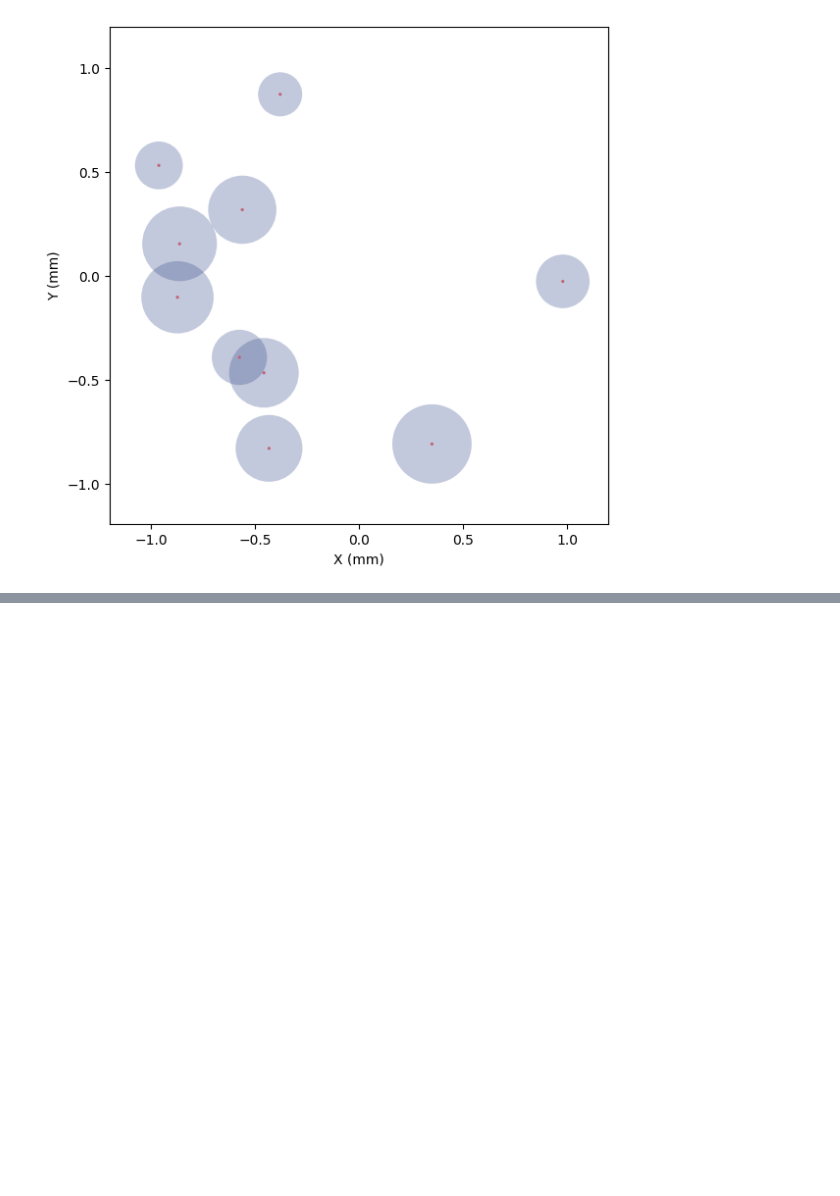
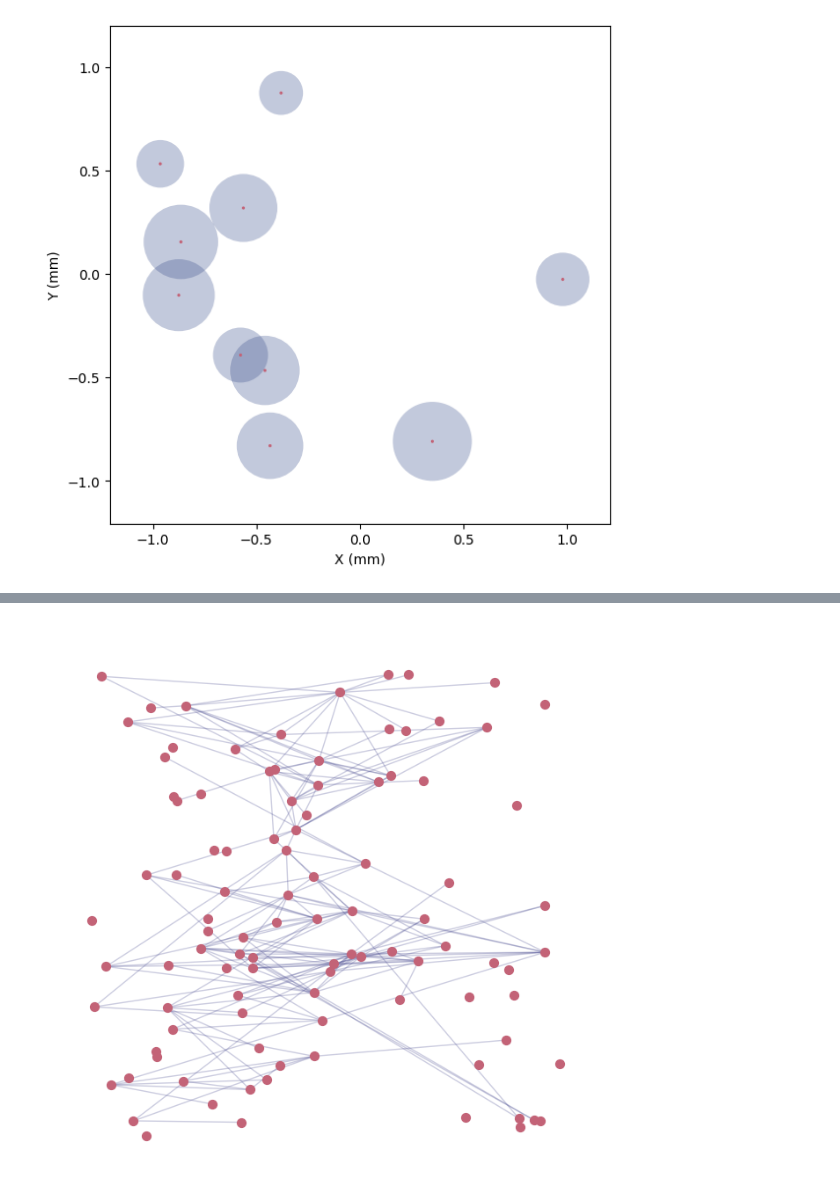
Before and after one commit to underDD/TFM, a Jupyter notebook: plots.ipynb, the cells around one changed output, grey strips where cells are left out. Cells and saved outputs as stored; diff of their text form; code cells hidden in the pictures; blank space fills up the shorter version.

```diff
--- a/plots.ipynb
+++ b/plots.ipynb
@@ -125,0 +182,19 @@ plt.show()
+# %%
+filename = 'networks/adjacency_matrix_a0.01.txt'
+adjacency_matrix = pd.read_csv(filename, delim_whitespace=True, header=None)
+neuron_params = pd.read_csv('networks/neurons_params_a0.50.txt', delim_whitespace=True)
+
+X = neuron_params['X'].values
+Y = neuron_params['Y'].values
+
+G = adj_to_graph(adjacency_matrix)
+
+pos = {i: (X[i], Y[i]) for i in range(len(X))}  # Posiciones de los nodos basadas en X e Y
+plt.figure(figsize=(8,8))
+nx.draw_networkx_nodes(G, pos, node_size=50, node_color=sunset2(0.5))
+
+nx.draw_networkx_edges(G, pos, alpha=0.3, edge_color=sunset2(0.2))
+plt.axis('off')
+plt.show()
+# %% [output]
+[figure, added]
```
Also changed, not shown: parts of 6 cells of this notebook, 57 other files.
